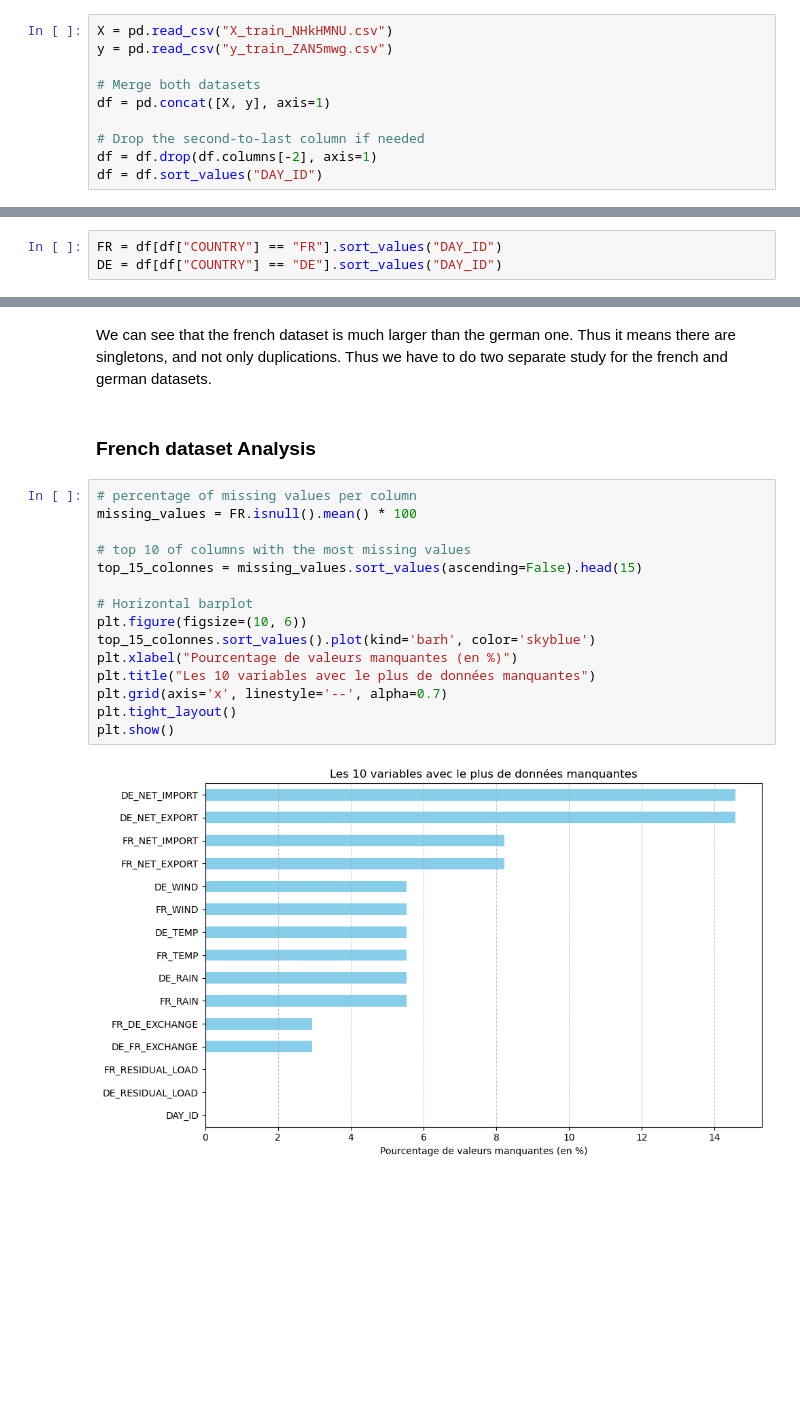
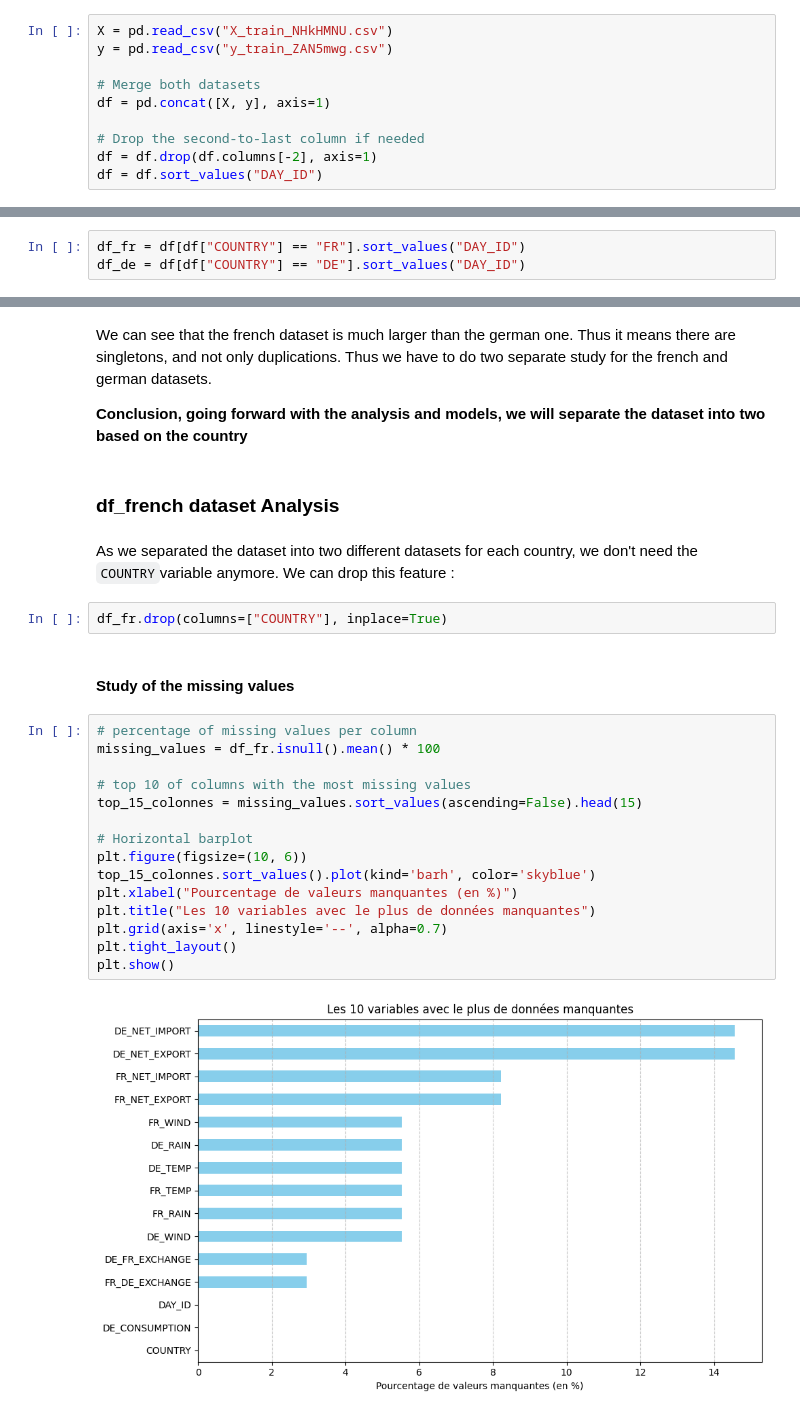
Before and after one commit to margauxgirona/project-ML, a Jupyter notebook: Univariate_data_analysis.ipynb, the cells around one changed output, grey strips where cells are left out. Saved outputs shown, nothing was run; the diff lists cells and outputs as text; blank space fills up the shorter version.

Commit message:
ajout graph

```diff
--- a/Univariate_data_analysis.ipynb
+++ b/Univariate_data_analysis.ipynb
@@ -51,6 +165,6 @@ If there are duplications for each day (one France, one Germany), we would not h
 
 Let's check that statement :
 # %%
-FR = df[df["COUNTRY"] == "FR"].sort_values("DAY_ID")
-DE = df[df["COUNTRY"] == "DE"].sort_values("DAY_ID")
+df_fr = df[df["COUNTRY"] == "FR"].sort_values("DAY_ID")
+df_de = df[df["COUNTRY"] == "DE"].sort_values("DAY_ID")
 # %%
@@ -61,25 +175,33 @@ Number of days for French's dataset :  851
 Number of days for German's dataset :  643
 # %% [markdown]
 We can see that the french dataset is much larger than the german one. Thus it means there are singletons, and not only duplications. Thus we have to do two separate study for the french and german datasets.
+
+**Conclusion, going forward with the analysis and models, we will separate the dataset into two based on the country**
 # %% [markdown]
-### French dataset Analysis
+### df_french dataset Analysis
+# %% [markdown]
+As we separated the dataset into two different datasets for each country, we don't need the `COUNTRY`variable anymore. We can drop this feature :
+# %%
+df_fr.drop(columns=["COUNTRY"], inplace=True)
+# %% [markdown]
+#### Study of the missing values
 # %%
 # percentage of missing values per column
-missing_values = FR.isnull().mean() * 100
+missing_values = df_fr.isnull().mean() * 100
 
 # top 10 of columns with the most missing values
 top_15_colonnes = missing_values.sort_values(ascending=False).head(15)
 
 # Horizontal barplot
 plt.figure(figsize=(10, 6))
 top_15_colonnes.sort_values().plot(kind='barh', color='skyblue')
 plt.xlabel("Pourcentage de valeurs manquantes (en %)")
 plt.title("Les 10 variables avec le plus de données manquantes")
 plt.grid(axis='x', linestyle='--', alpha=0.7)
 plt.tight_layout()
 plt.show()
 # %% [output]
-[figure, old version]
+[figure, new version]
 # %% [markdown]
 **Observations**
 
```
Also changed, not shown: parts of 23 cells of this notebook.
